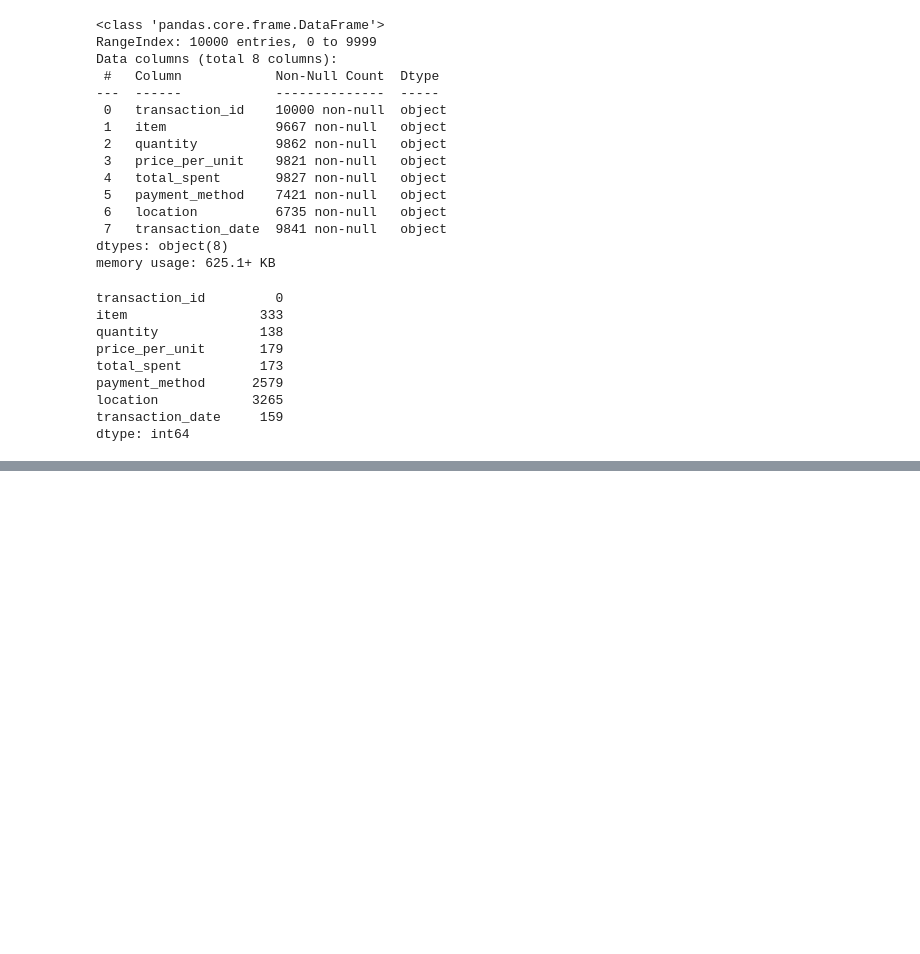
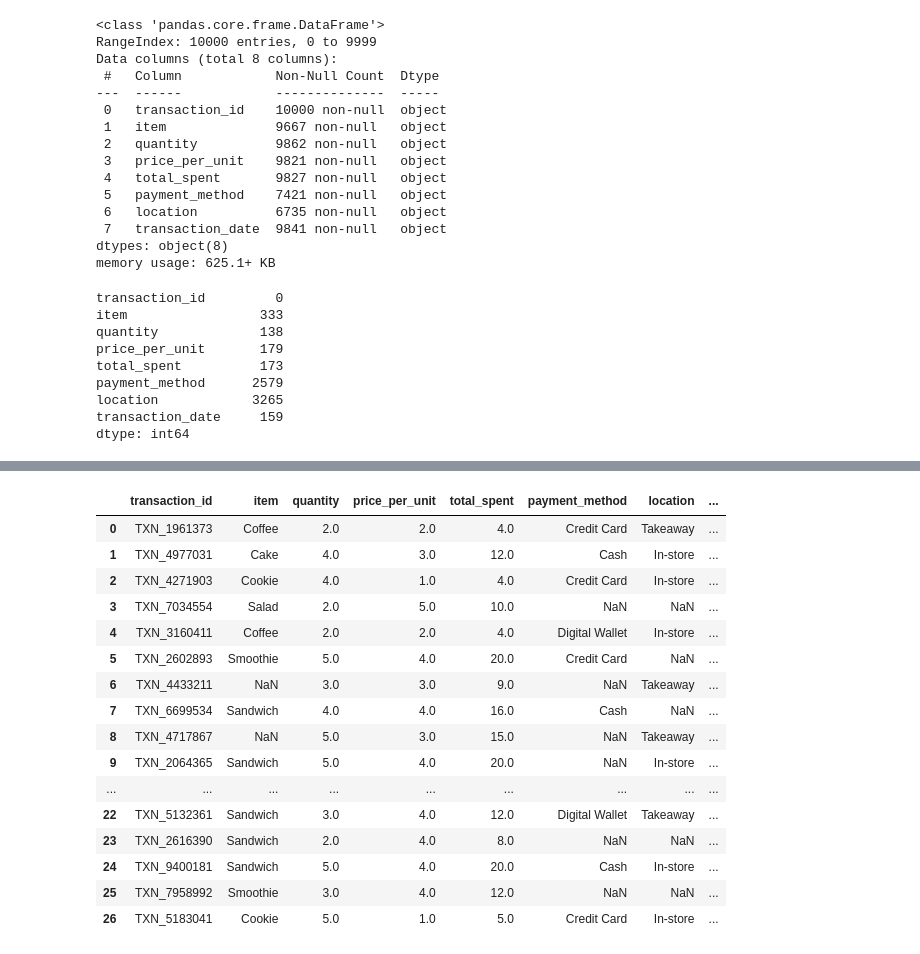
Before and after one commit to Kinosaur/data-cleaning-eda-portfolio, a Jupyter notebook: cafe_sales/Kino/clean_eda.ipynb, the cells around one changed output, grey strips where cells are left out. Saved outputs shown, nothing was run; the diff lists cells and outputs as text; code cells hidden in the pictures; blank space fills up the shorter version.

```diff
--- a/cafe_sales/Kino/clean_eda.ipynb
+++ b/cafe_sales/Kino/clean_eda.ipynb
@@ -58,0 +179,4 @@ df.is
+# %%
+df['price_per_unit'] = df['price_per_unit'].fillna(df['total_spent'] / df['quantity'])
+df['total_spent'] = df['total_spent'].fillna(df['price_per_unit'] * df['quantity'])
+df.isna().sum()
@@ -58,0 +193,20 @@ df.is
+# %%
+df.head(27)
+# %% [output]
+|  | transaction_id | item | quantity | price_per_unit | total_spent | payment_method | location | ... |
+| 0 | TXN_1961373 | Coffee | 2.0 | 2.0 | 4.0 | Credit Card | Takeaway | ... |
+| 1 | TXN_4977031 | Cake | 4.0 | 3.0 | 12.0 | Cash | In-store | ... |
+| 2 | TXN_4271903 | Cookie | 4.0 | 1.0 | 4.0 | Credit Card | In-store | ... |
+| 3 | TXN_7034554 | Salad | 2.0 | 5.0 | 10.0 | NaN | NaN | ... |
+| 4 | TXN_3160411 | Coffee | 2.0 | 2.0 | 4.0 | Digital Wallet | In-store | ... |
+| 5 | TXN_2602893 | Smoothie | 5.0 | 4.0 | 20.0 | Credit Card | NaN | ... |
+| 6 | TXN_4433211 | NaN | 3.0 | 3.0 | 9.0 | NaN | Takeaway | ... |
+| 7 | TXN_6699534 | Sandwich | 4.0 | 4.0 | 16.0 | Cash | NaN | ... |
+| 8 | TXN_4717867 | NaN | 5.0 | 3.0 | 15.0 | NaN | Takeaway | ... |
+| 9 | TXN_2064365 | Sandwich | 5.0 | 4.0 | 20.0 | NaN | In-store | ... |
+| ... | ... | ... | ... | ... | ... | ... | ... | ... |
+| 22 | TXN_5132361 | Sandwich | 3.0 | 4.0 | 12.0 | Digital Wallet | Takeaway | ... |
+| 23 | TXN_2616390 | Sandwich | 2.0 | 4.0 | 8.0 | NaN | NaN | ... |
+| 24 | TXN_9400181 | Sandwich | 5.0 | 4.0 | 20.0 | Cash | In-store | ... |
+| 25 | TXN_7958992 | Smoothie | 3.0 | 4.0 | 12.0 | NaN | NaN | ... |
+| 26 | TXN_5183041 | Cookie | 5.0 | 1.0 | 5.0 | Credit Card | In-store | ... |
```
Also changed, not shown: parts of 25 cells of this notebook.
